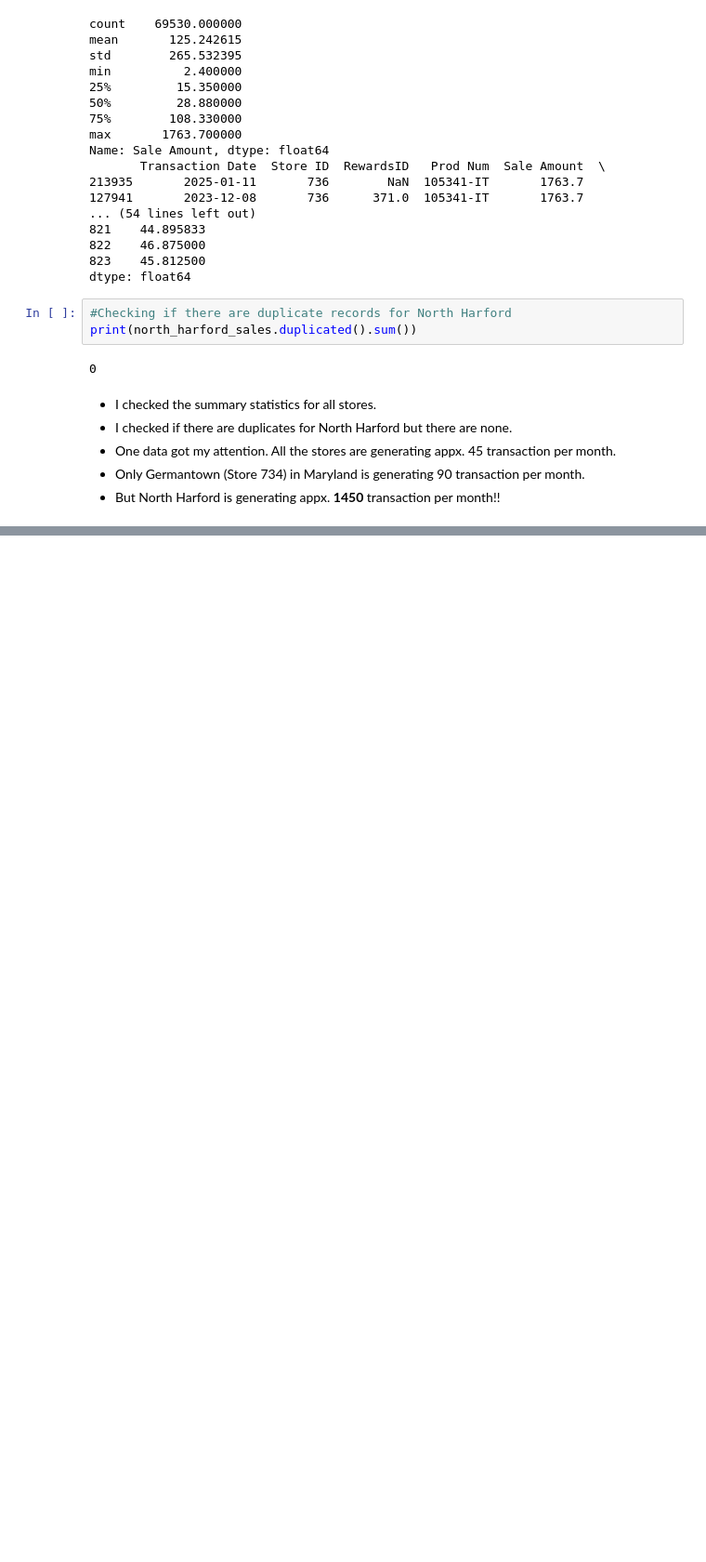
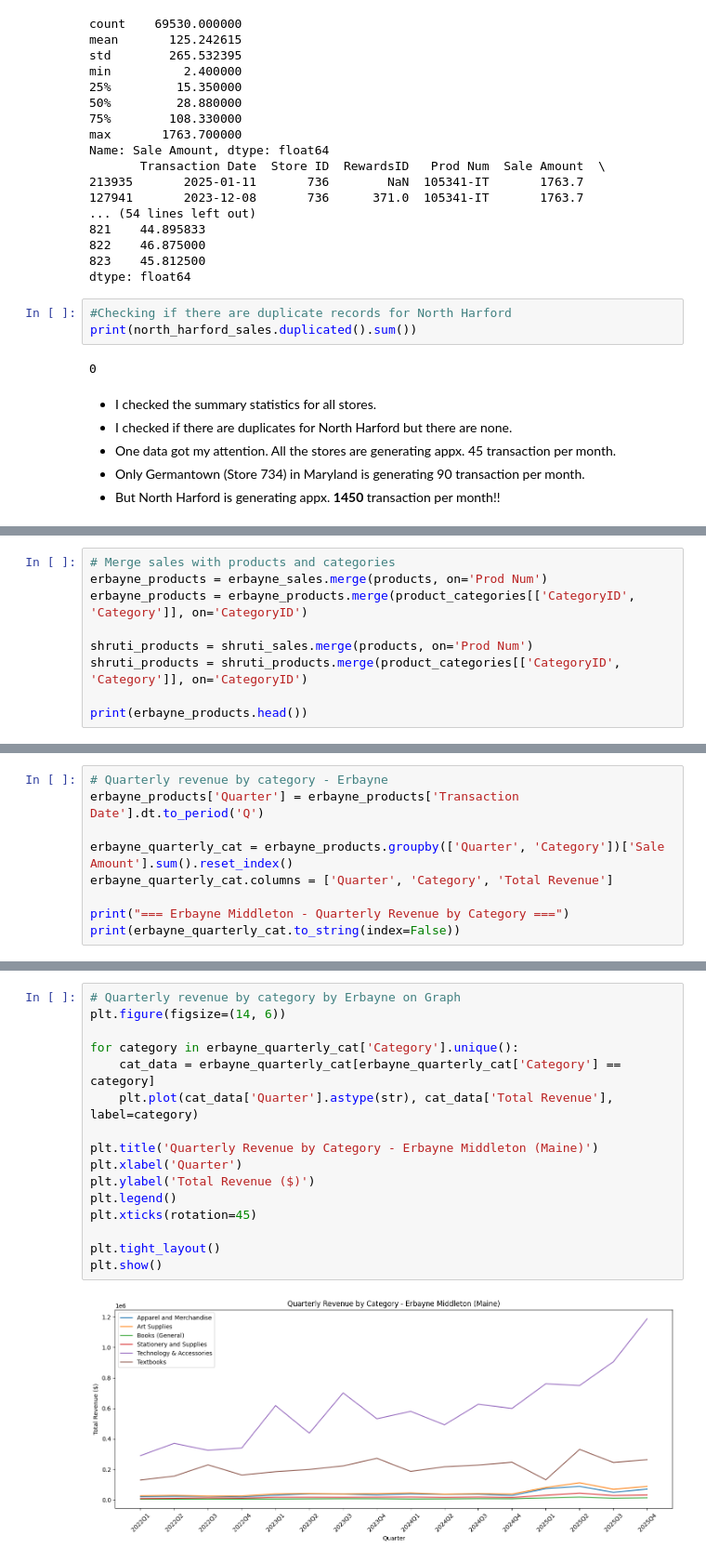
Before and after one commit to OKRR66/Capstone_2, a Jupyter notebook: KARAER_sales_analysis.ipynb, the cells around one changed output, grey strips where cells are left out. Shown at 93% size. Saved outputs shown, nothing was run; the diff lists cells and outputs as text; blank space fills up the shorter version.

Commit message:
Customer and Category based analysis WIP. Trying some complex Pandas solutions for category based analysis. Adjusting my markdown cells WIP.

```diff
--- a/KARAER_sales_analysis.ipynb
+++ b/KARAER_sales_analysis.ipynb
@@ -459,0 +589,9 @@ print(north_harford_sales.duplicated().sum())
+# %%
+# Merge sales with products and categories
+erbayne_products = erbayne_sales.merge(products, on='Prod Num')
+erbayne_products = erbayne_products.merge(product_categories[['CategoryID', 'Category']], on='CategoryID')
+
+shruti_products = shruti_sales.merge(products, on='Prod Num')
+shruti_products = shruti_products.merge(product_categories[['CategoryID', 'Category']], on='CategoryID')
+
+print(erbayne_products.head())
@@ -459,0 +662,9 @@ print(north_harford_sales.duplicated().sum())
+# %%
+# Quarterly revenue by category - Erbayne
+erbayne_products['Quarter'] = erbayne_products['Transaction Date'].dt.to_period('Q')
+
+erbayne_quarterly_cat = erbayne_products.groupby(['Quarter', 'Category'])['Sale Amount'].sum().reset_index()
+erbayne_quarterly_cat.columns = ['Quarter', 'Category', 'Total Revenue']
+
+print("=== Erbayne Middleton - Quarterly Revenue by Category ===")
+print(erbayne_quarterly_cat.to_string(index=False))
@@ -459,0 +689,18 @@ print(north_harford_sales.duplicated().sum())
+# %%
+# Quarterly revenue by category by Erbayne on Graph
+plt.figure(figsize=(14, 6))
+
+for category in erbayne_quarterly_cat['Category'].unique():
+    cat_data = erbayne_quarterly_cat[erbayne_quarterly_cat['Category'] == category]
+    plt.plot(cat_data['Quarter'].astype(str), cat_data['Total Revenue'], label=category)
+
+plt.title('Quarterly Revenue by Category - Erbayne Middleton (Maine)')
+plt.xlabel('Quarter')
+plt.ylabel('Total Revenue ($)')
+plt.legend()
+plt.xticks(rotation=45)
+
+plt.tight_layout()
+plt.show()
+# %% [output]
+[figure, added]
```
Also changed, not shown: parts of 23 cells of this notebook.
